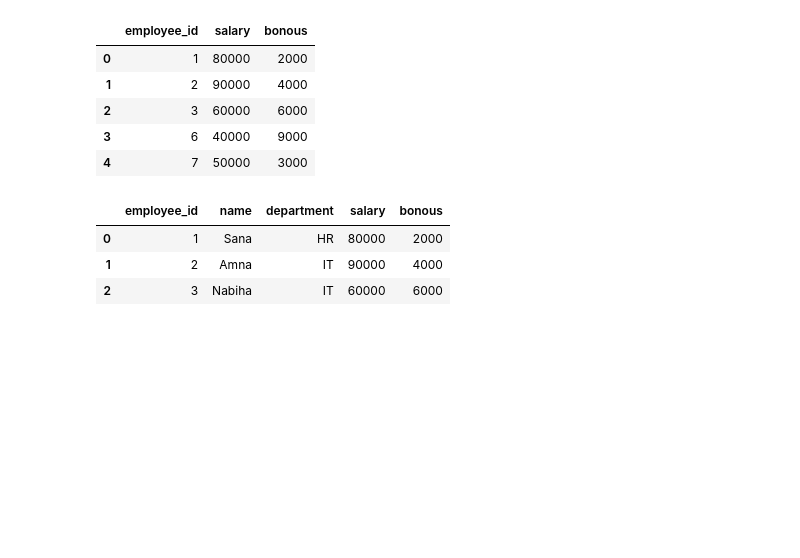
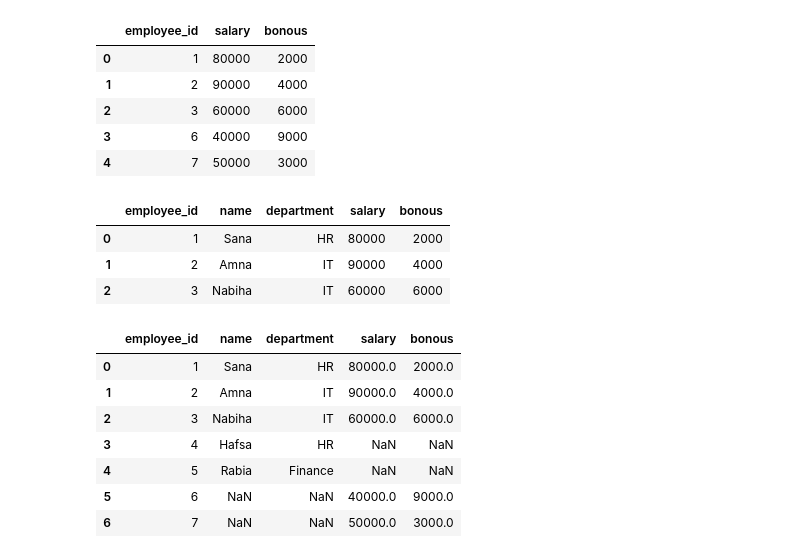
Before and after one commit to sanathecoder/PY, a Jupyter notebook: Pandas/pandas1.ipynb, the cells around one changed output. Saved outputs shown, nothing was run; the diff lists cells and outputs as text; code cells hidden in the pictures; blank space fills up the shorter version.

```diff
--- a/Pandas/pandas1.ipynb
+++ b/Pandas/pandas1.ipynb
@@ -246,3 +246,14 @@ pd.merge(employees,salaries, on='employee_id')
 | 0 | 1 | Sana | HR | 80000 | 2000 |
 | 1 | 2 | Amna | IT | 90000 | 4000 |
 | 2 | 3 | Nabiha | IT | 60000 | 6000 |
+# %%
+pd.merge(employees,salaries, on='employee_id', how='outer')
+# %% [output]
+|  | employee_id | name | department | salary | bonous |
+| 0 | 1 | Sana | HR | 80000.0 | 2000.0 |
+| 1 | 2 | Amna | IT | 90000.0 | 4000.0 |
+| 2 | 3 | Nabiha | IT | 60000.0 | 6000.0 |
+| 3 | 4 | Hafsa | HR | NaN | NaN |
+| 4 | 5 | Rabia | Finance | NaN | NaN |
+| 5 | 6 | NaN | NaN | 40000.0 | 9000.0 |
+| 6 | 7 | NaN | NaN | 50000.0 | 3000.0 |
```
Also changed, not shown: parts of 35 cells of this notebook, 1 other file.
